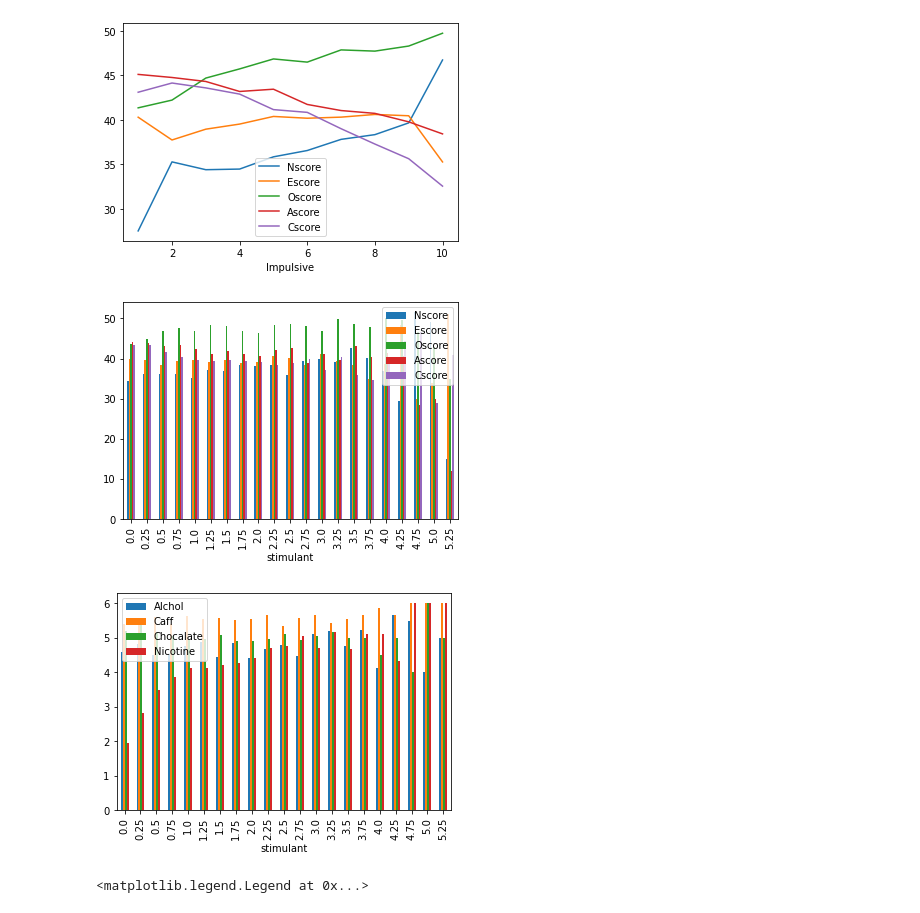
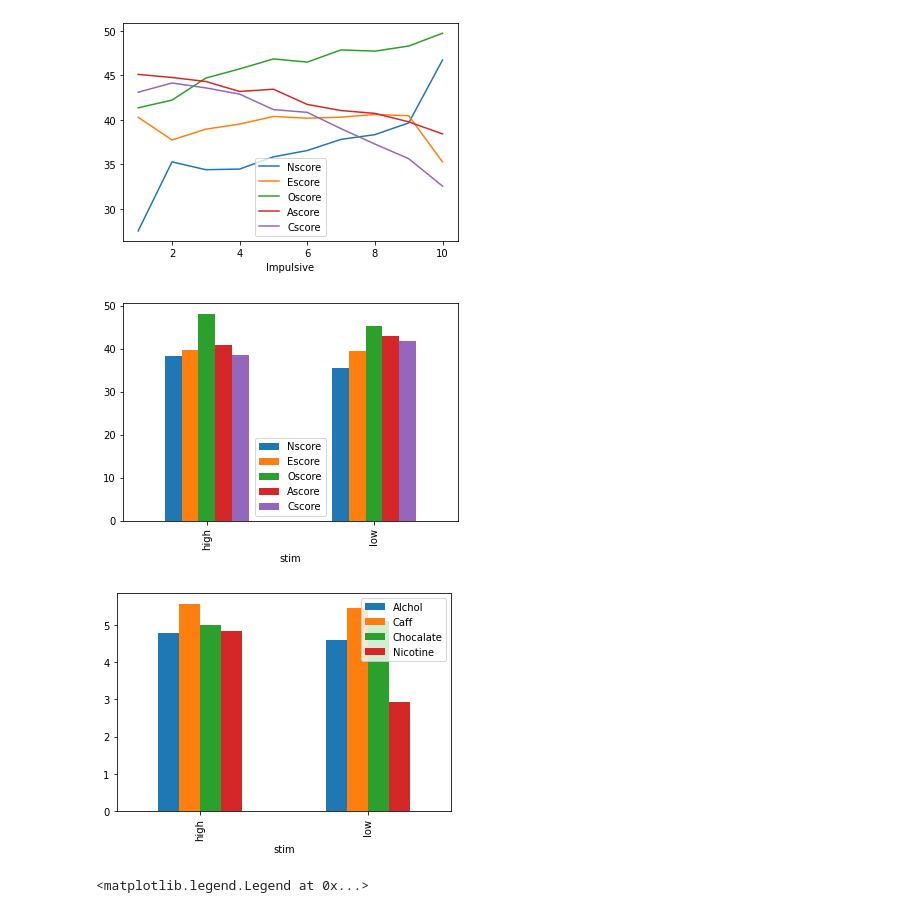
Before and after one commit to AmirMEdris/PredictingDrugUse, a Jupyter notebook: DataVisualization.ipynb, the cells around one changed output. Cells and saved outputs as stored; diff of their text form; code cells hidden in the pictures.

```diff
--- a/DataVisualization.ipynb
+++ b/DataVisualization.ipynb
@@ -4,4 +4,5 @@ import matplotlib.pyplot as plt
 import seaborn as sns
 # %%
 df = pd.read_csv('prepeddata.csv',index_col='Unnamed: 0')
+df['stim'] = df['stimulant'].apply(lambda x: 'low' if x <= 2 else 'high')
 # %%
@@ -15,15 +16,15 @@ df.groupby('Impulsive')[['Nscore','Escore','Oscore','Ascore','Cscore']].mean().p
 <matplotlib.axes._subplots.AxesSubplot at 0x...>
 [figure]
 # %%
-df.groupby('stimulant')[['Nscore','Escore','Oscore','Ascore','Cscore']].mean().plot.bar()
+df.groupby('stim')[['Nscore','Escore','Oscore','Ascore','Cscore']].mean().plot.bar()
 plt.savefig('PersonalityScoresByStimulant.png', bbox_inches='tight')
 # %% [output]
-[figure, old version]
+[figure, new version]
 # %%
-df.groupby('stimulant')[['Alchol','Caff','Chocalate','Nicotine']].mean().plot.bar()
+df.groupby('stim')[['Alchol','Caff','Chocalate','Nicotine']].mean().plot.bar()
 plt.savefig('SecondaryDrugUseAmongHighStimPatients.png', bbox_inches='tight')
 # %% [output]
-[figure, old version]
+[figure, new version]
 # %%
 sns.distplot(df.stimulant,label='Stimulant Use')
 sns.distplot(df.hallucinagen,label = 'Hallucinagen Use')
```
Also changed, not shown: parts of 3 cells of this notebook, 5 other files.
